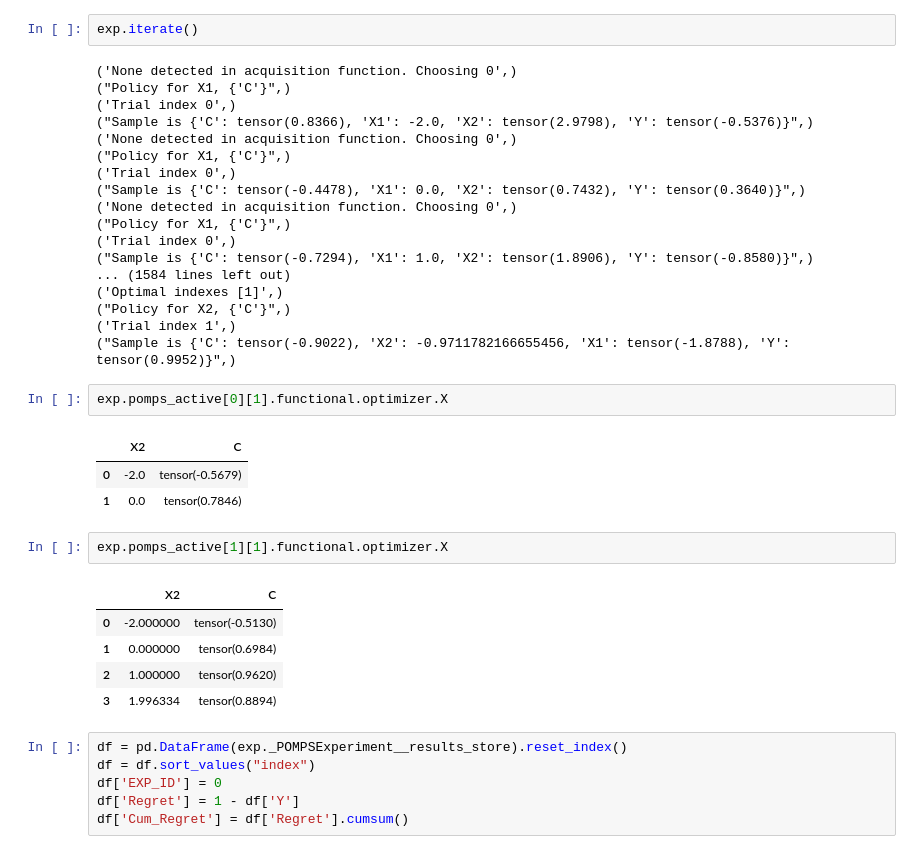
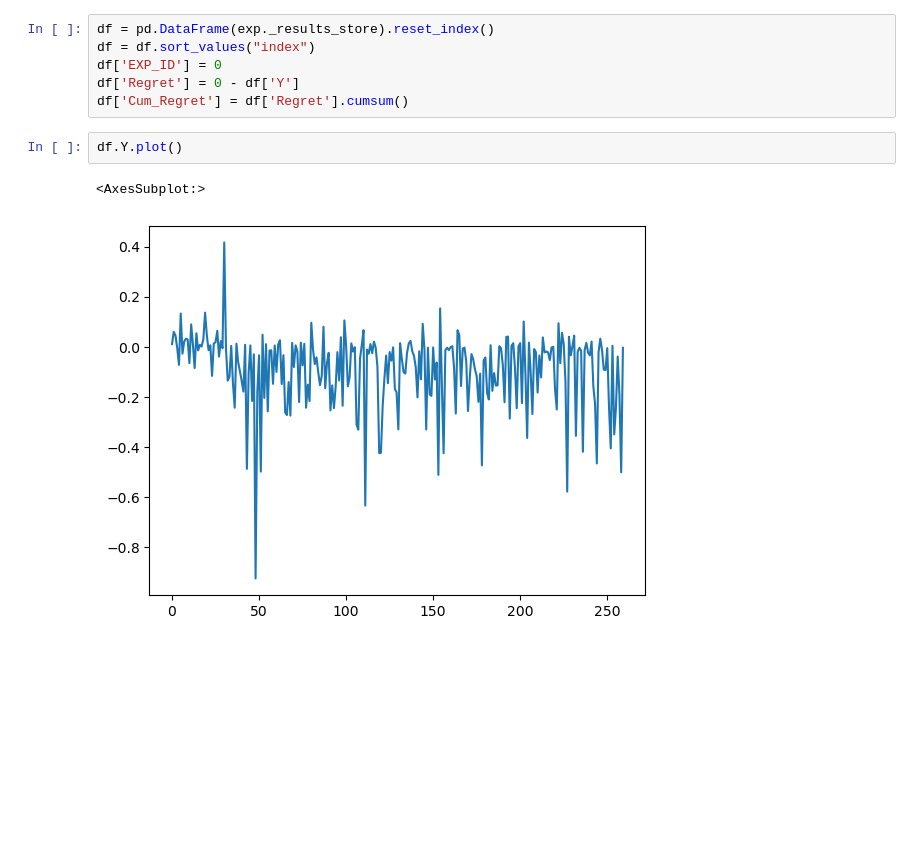
Before and after one commit to VahanArsenian/POMPSBO, a Jupyter notebook: notebooks/pomps_adapted.ipynb, the cells around one changed output. Drawn from its saved outputs; the diff is of its cells as text; blank space fills up the shorter version.

```diff
--- a/notebooks/pomps_adapted.ipynb
+++ b/notebooks/pomps_adapted.ipynb
@@ -18,43 +30,14 @@ OutEdgeView([('C', 'Y'), ('C', 'X2'), ('C', 'X1'), ('X2', 'Y'), ('X1', 'X2'), ('
-# %%
-exp.iterate()
-# %% [output]
-('None detected in acquisition function. Choosing 0',)
-("Policy for X1, {'C'}",)
-('Trial index 0',)
-("Sample is {'C': tensor(0.8366), 'X1': -2.0, 'X2': tensor(2.9798), 'Y': tensor(-0.5376)}",)
-('None detected in acquisition function. Choosing 0',)
-("Policy for X1, {'C'}",)
-('Trial index 0',)
-("Sample is {'C': tensor(-0.4478), 'X1': 0.0, 'X2': tensor(0.7432), 'Y': tensor(0.3640)}",)
-('None detected in acquisition function. Choosing 0',)
-("Policy for X1, {'C'}",)
-('Trial index 0',)
-("Sample is {'C': tensor(-0.7294), 'X1': 1.0, 'X2': tensor(1.8906), 'Y': tensor(-0.8580)}",)
-... (1584 lines left out)
-('Optimal indexes [1]',)
-("Policy for X2, {'C'}",)
-('Trial index 1',)
-("Sample is {'C': tensor(-0.9022), 'X2': -0.9711782166655456, 'X1': tensor(-1.8788), 'Y': tensor(0.9952)}",)
-# %%
-exp.pomps_active[0][1].functional.optimizer.X
-# %% [output]
-|  | X2 | C |
-| 0 | -2.0 | tensor(-0.5679) |
-| 1 | 0.0 | tensor(0.7846) |
-# %%
-exp.pomps_active[1][1].functional.optimizer.X
-# %% [output]
-|  | X2 | C |
-| 0 | -2.000000 | tensor(-0.5130) |
-| 1 | 0.000000 | tensor(0.6984) |
-| 2 | 1.000000 | tensor(0.9620) |
-| 3 | 1.996334 | tensor(0.8894) |
 # %%
-df = pd.DataFrame(exp._POMPSExperiment__results_store).reset_index()
+df = pd.DataFrame(exp._results_store).reset_index()
 df = df.sort_values("index")
 df['EXP_ID'] = 0
-df['Regret'] = 1 - df['Y']
+df['Regret'] = 0 - df['Y']
 df['Cum_Regret'] = df['Regret'].cumsum()
+# %%
+df.Y.plot()
+# %% [output]
+<AxesSubplot:>
+[figure, added]
 # %%
 df.Cum_Regret.plot()
 # %% [output]
```
Also changed, not shown: parts of 6 cells of this notebook, 3 other files.
